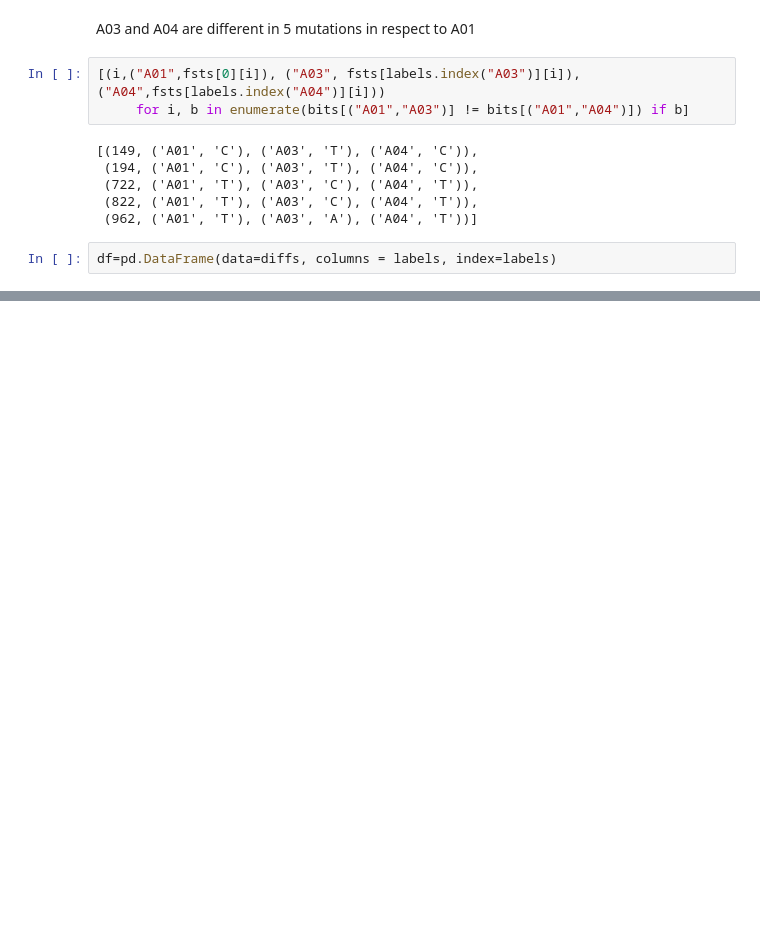
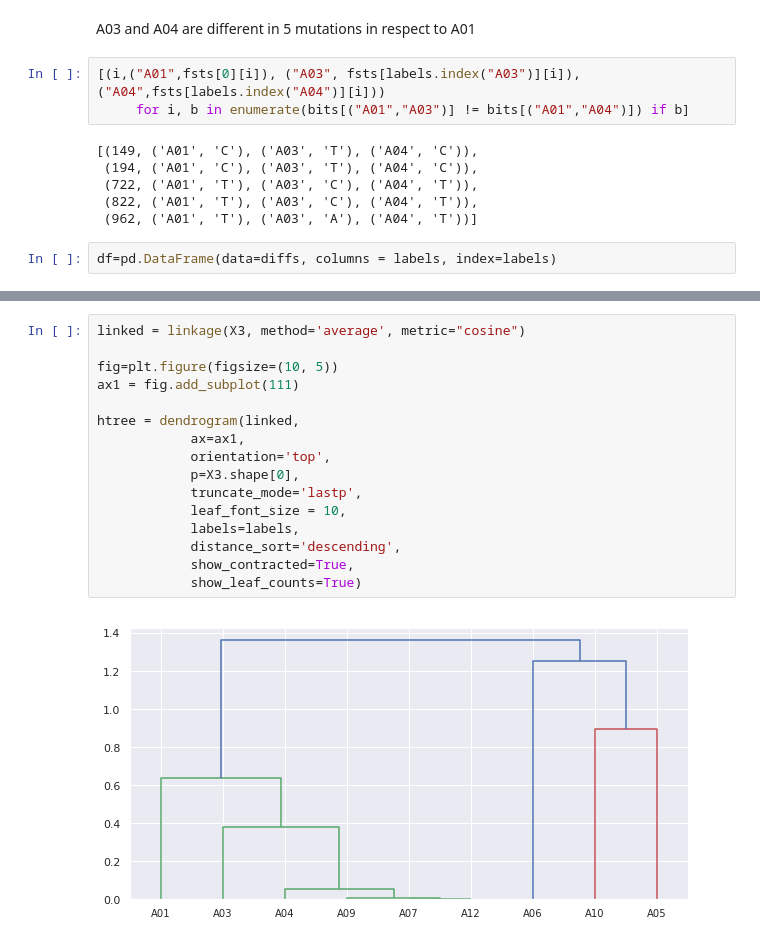
Before and after one commit to deepcelllineage/mitolin, a Jupyter notebook: nb/fasta similarity.ipynb, the cells around one changed output, grey strips where cells are left out. Drawn from its saved outputs; the diff is of its cells as text; blank space fills up the shorter version.

```diff
--- a/nb/fasta similarity.ipynb
+++ b/nb/fasta similarity.ipynb
@@ -65,0 +96,18 @@ df
+# %%
+linked = linkage(X3, method='average', metric="cosine")
+
+fig=plt.figure(figsize=(10, 5))
+ax1 = fig.add_subplot(111)
+
+htree = dendrogram(linked,
+            ax=ax1,
+            orientation='top',
+            p=X3.shape[0],
+            truncate_mode='lastp',
+            leaf_font_size = 10,
+            labels=labels,
+            distance_sort='descending',
+            show_contracted=True,
+            show_leaf_counts=True)
+# %% [output]
+[figure, added]
```
Also changed, not shown: parts of 9 cells of this notebook.
